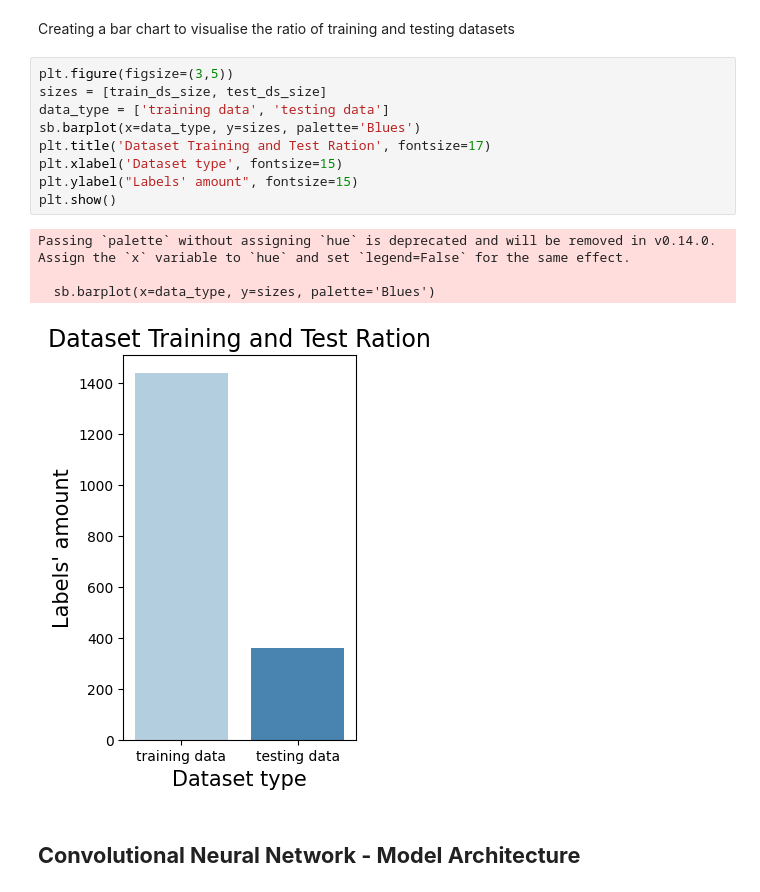
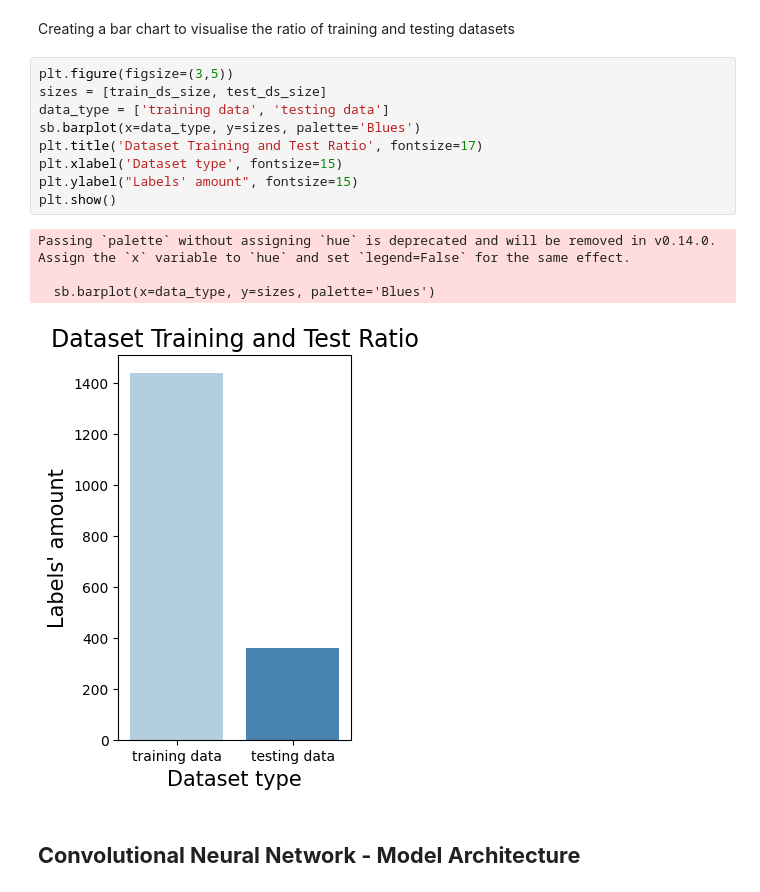
Before and after one commit to marlagan/image_classifcation, a Jupyter notebook: Fish_classification.ipynb, the cells around one changed output. Cells and saved outputs as stored; diff of their text form.

```diff
--- a/Fish_classification.ipynb
+++ b/Fish_classification.ipynb
@@ -180,17 +180,17 @@ Creating a bar chart to visualise the ratio of training and testing datasets
 # %%
 plt.figure(figsize=(3,5))
 sizes = [train_ds_size, test_ds_size]
 data_type = ['training data', 'testing data']
 sb.barplot(x=data_type, y=sizes, palette='Blues')
-plt.title('Dataset Training and Test Ration', fontsize=17)
+plt.title('Dataset Training and Test Ratio', fontsize=17)
 plt.xlabel('Dataset type', fontsize=15)
 plt.ylabel("Labels' amount", fontsize=15)
 plt.show()
 # %% [output]
 Passing `palette` without assigning `hue` is deprecated and will be removed in v0.14.0. Assign the `x` variable to `hue` and set `legend=False` for the same effect.
 
   sb.barplot(x=data_type, y=sizes, palette='Blues')
-[figure, old version]
+[figure, new version]
 # %% [markdown]
 ## **Convolutional Neural Network - Model Architecture**
 # %%
```
